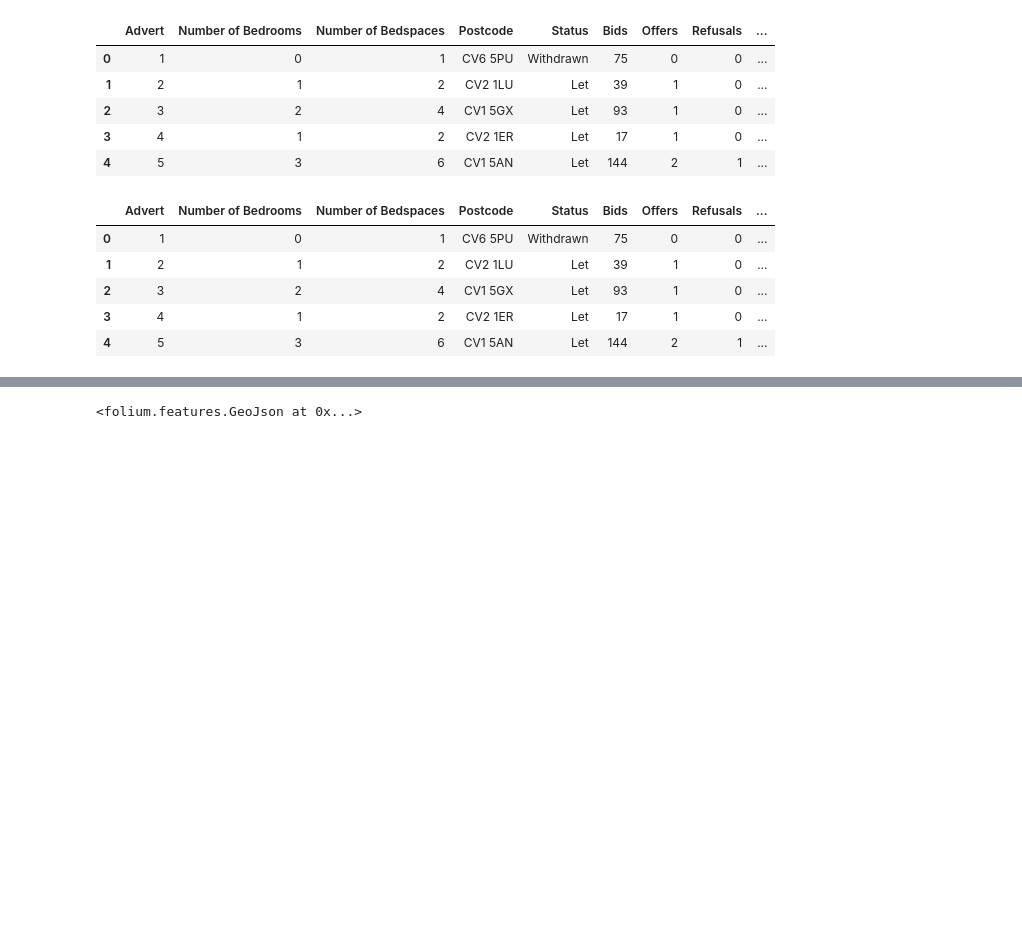
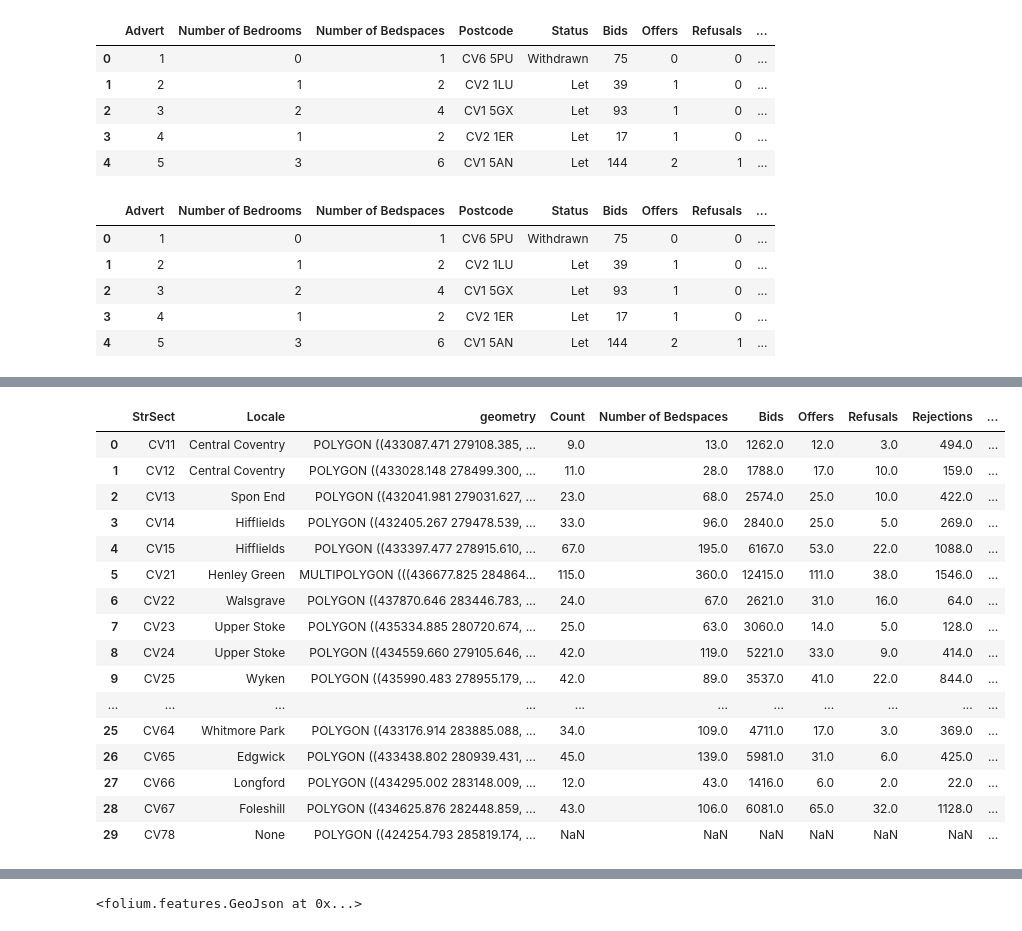
Before and after one commit to potato-bit/RA, a Jupyter notebook: geog.ipynb, the cells around one changed output, grey strips where cells are left out. Saved outputs shown, nothing was run; the diff lists cells and outputs as text; code cells hidden in the pictures; blank space fills up the shorter version.

```diff
--- a/geog.ipynb
+++ b/geog.ipynb
@@ -99,0 +108,3 @@ df2.head()
+# %%
+df2_agg = pd.merge(df2_agg1,df2_agg2,how='left',on='StrSect')
+df2_agg.reset_index(inplace=True)
@@ -99,0 +131,4 @@ df2.head()
+# %%
+df = pd.merge(shape_cov,df2_agg,how='left',on='StrSect')
+# %%
+gdf = gpd.GeoDataFrame(df)
@@ -99,0 +144,23 @@ df2.head()
+# %%
+for i,x in enumerate(gdf.columns[3:]):
+    gdf[f'{x}_p'] = gdf[x]/gdf[gdf.columns[3:]].sum()[i]*100
+# %%
+gdf
+# %% [output]
+|  | StrSect | Locale | geometry | Count | Number of Bedspaces | Bids | Offers | Refusals | Rejections | ... |
+| 0 | CV11 | Central Coventry | POLYGON ((433087.471 279108.385, ... | 9.0 | 13.0 | 1262.0 | 12.0 | 3.0 | 494.0 | ... |
+| 1 | CV12 | Central Coventry | POLYGON ((433028.148 278499.300, ... | 11.0 | 28.0 | 1788.0 | 17.0 | 10.0 | 159.0 | ... |
+| 2 | CV13 | Spon End | POLYGON ((432041.981 279031.627, ... | 23.0 | 68.0 | 2574.0 | 25.0 | 10.0 | 422.0 | ... |
+| 3 | CV14 | Hifflields | POLYGON ((432405.267 279478.539, ... | 33.0 | 96.0 | 2840.0 | 25.0 | 5.0 | 269.0 | ... |
+| 4 | CV15 | Hifflields | POLYGON ((433397.477 278915.610, ... | 67.0 | 195.0 | 6167.0 | 53.0 | 22.0 | 1088.0 | ... |
+| 5 | CV21 | Henley Green | MULTIPOLYGON (((436677.825 284864... | 115.0 | 360.0 | 12415.0 | 111.0 | 38.0 | 1546.0 | ... |
+| 6 | CV22 | Walsgrave | POLYGON ((437870.646 283446.783, ... | 24.0 | 67.0 | 2621.0 | 31.0 | 16.0 | 64.0 | ... |
+| 7 | CV23 | Upper Stoke | POLYGON ((435334.885 280720.674, ... | 25.0 | 63.0 | 3060.0 | 14.0 | 5.0 | 128.0 | ... |
+| 8 | CV24 | Upper Stoke | POLYGON ((434559.660 279105.646, ... | 42.0 | 119.0 | 5221.0 | 33.0 | 9.0 | 414.0 | ... |
+| 9 | CV25 | Wyken | POLYGON ((435990.483 278955.179, ... | 42.0 | 89.0 | 3537.0 | 41.0 | 22.0 | 844.0 | ... |
+| ... | ... | ... | ... | ... | ... | ... | ... | ... | ... | ... |
+| 25 | CV64 | Whitmore Park | POLYGON ((433176.914 283885.088, ... | 34.0 | 109.0 | 4711.0 | 17.0 | 3.0 | 369.0 | ... |
+| 26 | CV65 | Edgwick | POLYGON ((433438.802 280939.431, ... | 45.0 | 139.0 | 5981.0 | 31.0 | 6.0 | 425.0 | ... |
+| 27 | CV66 | Longford | POLYGON ((434295.002 283148.009, ... | 12.0 | 43.0 | 1416.0 | 6.0 | 2.0 | 22.0 | ... |
+| 28 | CV67 | Foleshill | POLYGON ((434625.876 282448.859, ... | 43.0 | 106.0 | 6081.0 | 65.0 | 32.0 | 1128.0 | ... |
+| 29 | CV78 | None | POLYGON ((424254.793 285819.174, ... | NaN | NaN | NaN | NaN | NaN | NaN | ... |
```
Also changed, not shown: parts of 31 cells of this notebook, 2 other files.
